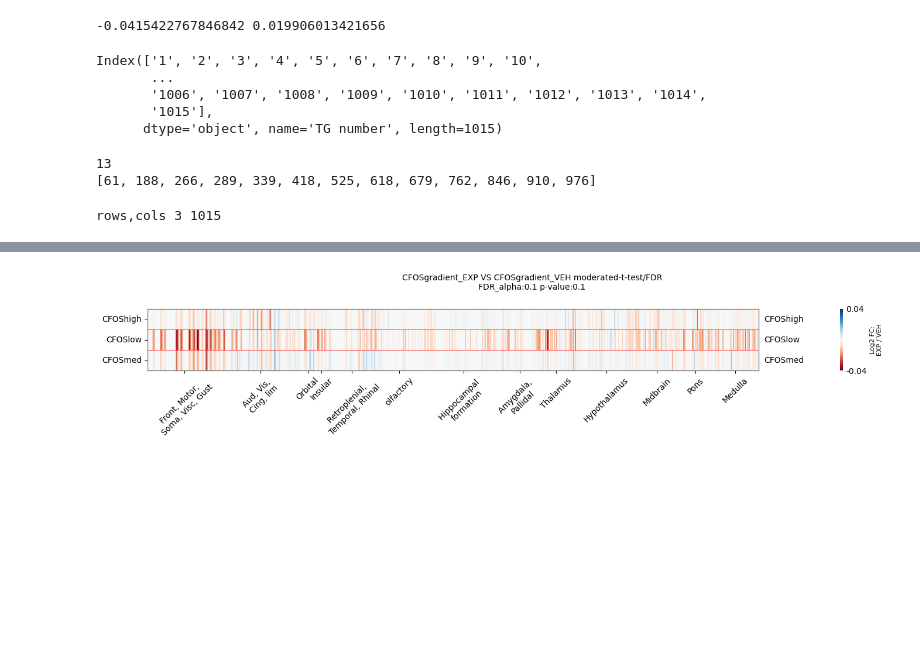
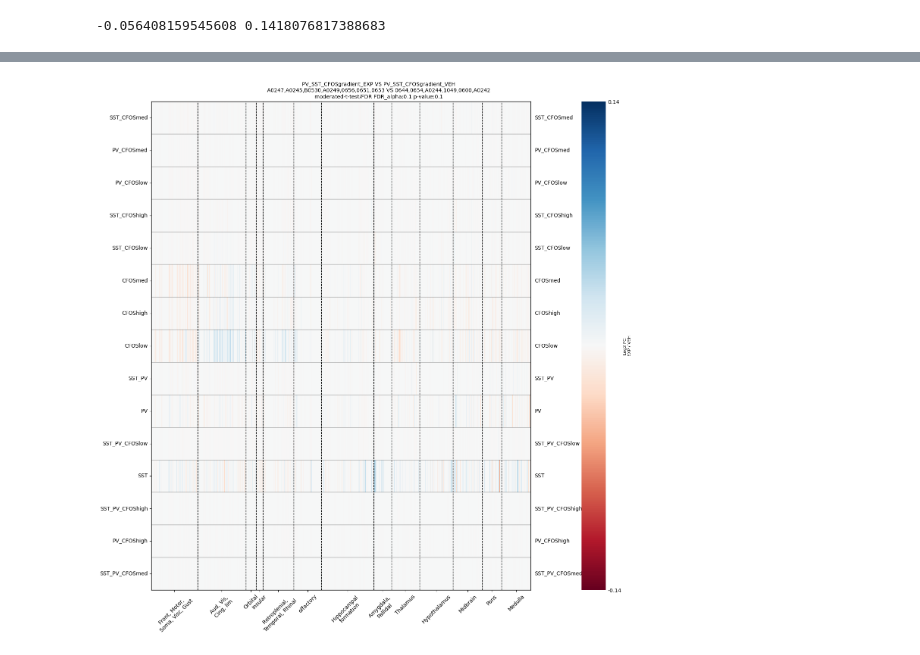
Before and after one commit to jhahncs/brain-slice-render, a Jupyter notebook: cfos/cfos_analysis.ipynb, the cells around one changed output, grey strips where cells are left out. Saved outputs shown, nothing was run; the diff lists cells and outputs as text; code cells hidden in the pictures; blank space fills up the shorter version.

Commit message:
heatmap by signal

```diff
--- a/cfos/cfos_analysis.ipynb
+++ b/cfos/cfos_analysis.ipynb
@@ -51,12 +51,12 @@ filename = '/home/jhahn/brain-slice-render/cfos/resources/SST_PV_cfos_Summary_FI
 #project_dir = 'C:/workkspace/brainrender/web_cfos/brain/public/projects/output'
 PROJECT_ROOT = '/home/jhahn/brain-slice-render/web_cfos/projects'
 DATA_NAME = 'cor_sag_averaged'
-DATA_NAME = 'cor_vs_sag'
+DATA_NAME = 'female_vs_male'
 project_dir = f'{PROJECT_ROOT}/{DATA_NAME}'
-cfos = cfos_util.Cfos(filename, project_dir, load_from_files=False)
+#cfos = cfos_util.Cfos(filename, project_dir, cor_vs_sag_analysis = True, load_from_files=False)
 #cfos.build_exp_veh()
 #print(cfos.preprocess_summary())
 #cfos.gen_zero_value_heatmap_color(output_filename=project_dir+"/regions_with_zero_values.png")
 #print(cfos.group_names)
-print(cfos.validation_report())
+#print(cfos.validation_report())
 # %% [output]
@@ -308,28 +294,20 @@ dtype: float64
 # %%
 import cfos_brainheatmap
 importlib.reload(cfos_brainheatmap)
 
 filename_sig_regions = f'regions_test.png'
 numeric_arr = pd.to_numeric(df_fold[df_fold.columns[2:]].min(), errors='coerce')
 min_val = np.nanmin(numeric_arr)
 numeric_arr = pd.to_numeric(df_fold[df_fold.columns[2:]].max(), errors='coerce')
 max_val = np.nanmax(numeric_arr)
 print(min_val,max_val)
 _max_value = np.max([abs(min_val),abs(max_val)])
 #_max_value = 0.01
 cfos_brainheatmap._draw_heatmap_for_all_signals(True,filename_sig_regions,
                                                 df_fold,cfos.color_name_list_full,
-                                                params.group1_name, params.group2_name,
+                                                params.group1_name,params.group1_hemisphere, params.group2_name, params.group2_hemisphere,
                                                 _stat_name, -_max_value,_max_value)
 # %% [output]
--0.0415422767846842 0.019906013421656
+-0.056408159545608 0.1418076817388683
-Index(['1', '2', '3', '4', '5', '6', '7', '8', '9', '10',
-       ...
-       '1006', '1007', '1008', '1009', '1010', '1011', '1012', '1013', '1014',
-       '1015'],
-      dtype='object', name='TG number', length=1015)
-13
-[61, 188, 266, 289, 339, 418, 525, 618, 679, 762, 846, 910, 976]
-rows,cols 3 1015
 [interactive output not drawn]
-[figure, old version]
+[figure, new version]
```
Also changed, not shown: parts of 5 cells of this notebook, 5 other files.
